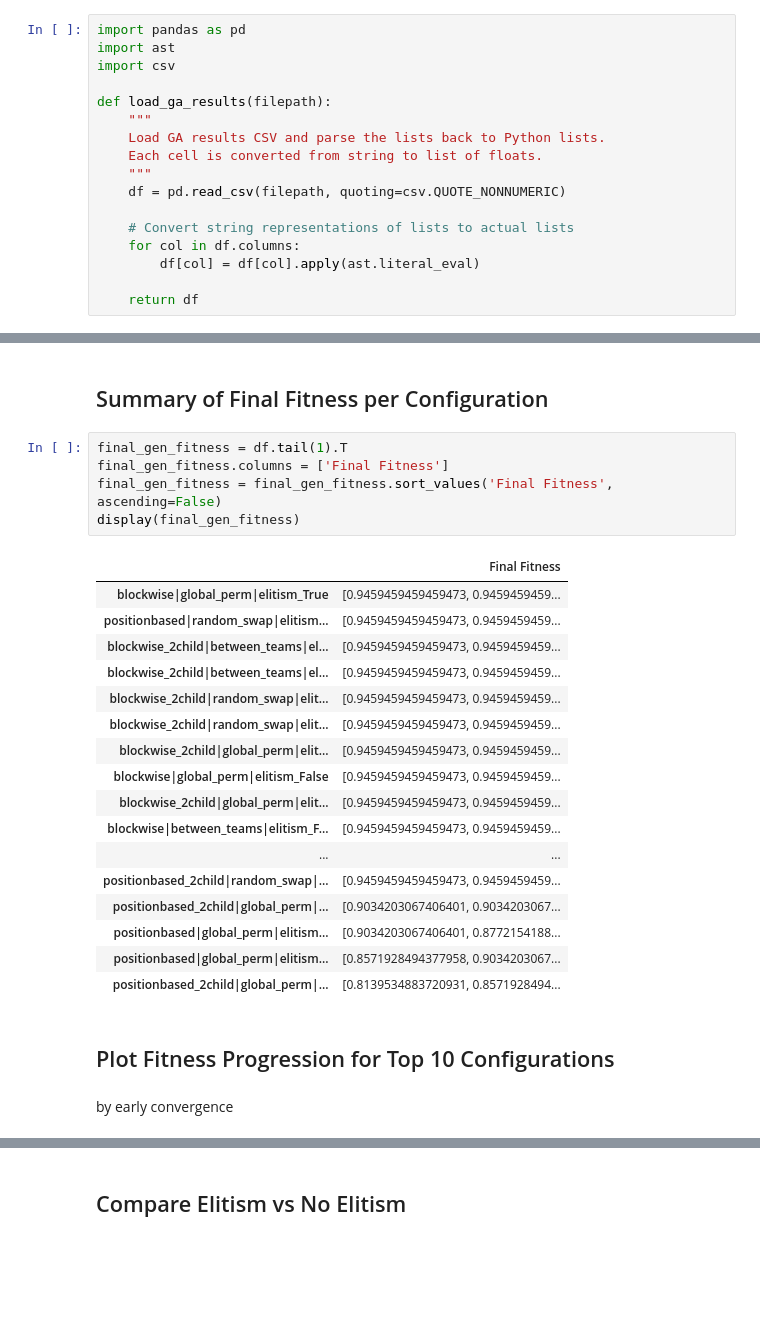
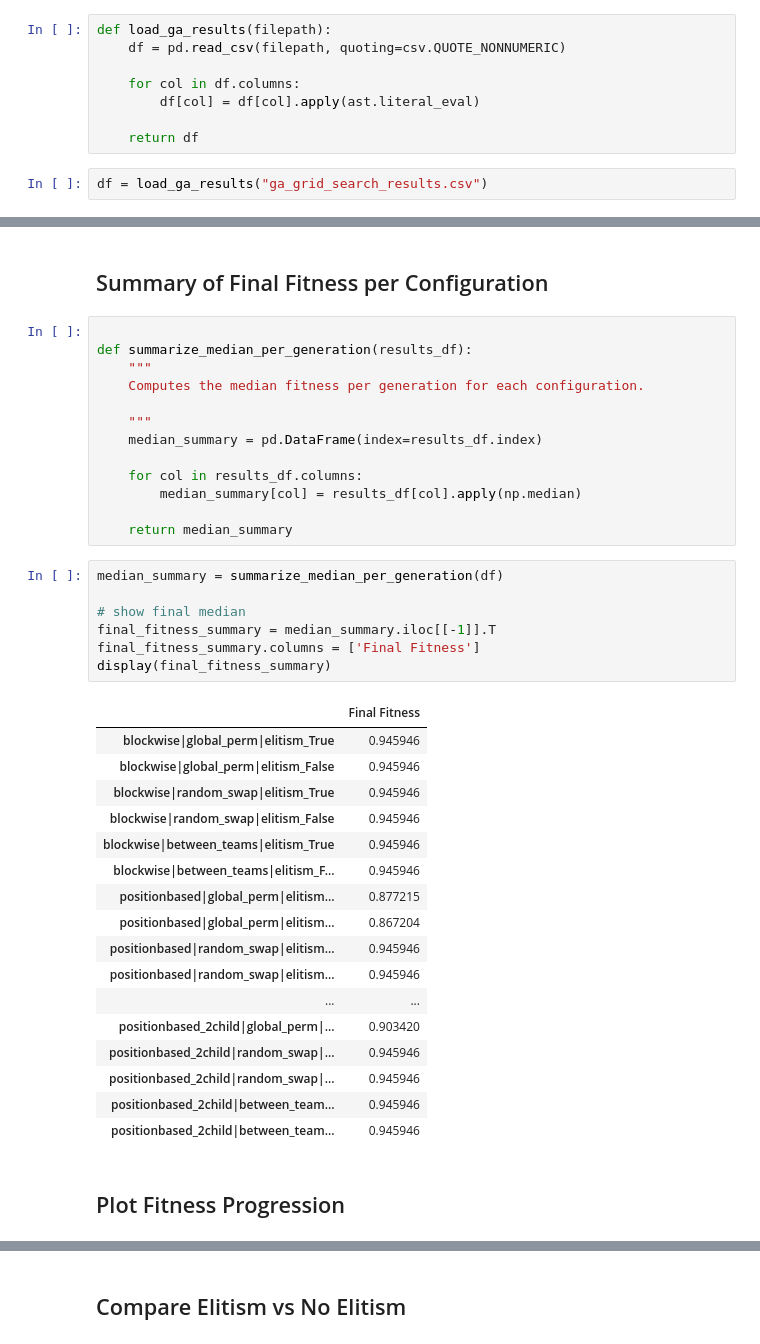
Before and after one commit to inesnmajor/CIFO2025, a Jupyter notebook: mut_cross_analysis/analysis.ipynb, the cells around one changed output, grey strips where cells are left out. Saved outputs shown, nothing was run; the diff lists cells and outputs as text; blank space fills up the shorter version.

```diff
--- a/mut_cross_analysis/analysis.ipynb
+++ b/mut_cross_analysis/analysis.ipynb
@@ -8,20 +11,13 @@ import plotly.graph_objs as go
 # %%
-import pandas as pd
-import ast
-import csv
-
 def load_ga_results(filepath):
-    """
-    Load GA results CSV and parse the lists back to Python lists.
-    Each cell is converted from string to list of floats.
-    """
     df = pd.read_csv(filepath, quoting=csv.QUOTE_NONNUMERIC)
 
-    # Convert string representations of lists to actual lists
     for col in df.columns:
         df[col] = df[col].apply(ast.literal_eval)
 
     return df
+# %%
+df = load_ga_results("ga_grid_search_results.csv")
 # %%
 df.head(1)
 # %% [output]
@@ -31,29 +33,42 @@ df.head(1)
 # %% [markdown]
 ## Summary of Final Fitness per Configuration
 # %%
-final_gen_fitness = df.tail(1).T
-final_gen_fitness.columns = ['Final Fitness']
-final_gen_fitness = final_gen_fitness.sort_values('Final Fitness', ascending=False)
-display(final_gen_fitness)
+
+def summarize_median_per_generation(results_df):
+    """
+    Computes the median fitness per generation for each configuration.
+
+    """
+    median_summary = pd.DataFrame(index=results_df.index)
+
+    for col in results_df.columns:
+        median_summary[col] = results_df[col].apply(np.median)
+
+    return median_summary
-# %% [output]
-|  | Final Fitness |
-| blockwise|global_perm|elitism_True | [0.9459459459459473, 0.9459459459... |
-| positionbased|random_swap|elitism... | [0.9459459459459473, 0.9459459459... |
-| blockwise_2child|between_teams|el... | [0.9459459459459473, 0.9459459459... |
-| blockwise_2child|between_teams|el... | [0.9459459459459473, 0.9459459459... |
-| blockwise_2child|random_swap|elit... | [0.9459459459459473, 0.9459459459... |
-| blockwise_2child|random_swap|elit... | [0.9459459459459473, 0.9459459459... |
-| blockwise_2child|global_perm|elit... | [0.9459459459459473, 0.9459459459... |
-| blockwise|global_perm|elitism_False | [0.9459459459459473, 0.9459459459... |
-| blockwise_2child|global_perm|elit... | [0.9459459459459473, 0.9459459459... |
-| blockwise|between_teams|elitism_F... | [0.9459459459459473, 0.9459459459... |
-| ... | ... |
-| positionbased_2child|random_swap|... | [0.9459459459459473, 0.9459459459... |
-| positionbased_2child|global_perm|... | [0.9034203067406401, 0.9034203067... |
-| positionbased|global_perm|elitism... | [0.9034203067406401, 0.8772154188... |
-| positionbased|global_perm|elitism... | [0.8571928494377958, 0.9034203067... |
-| positionbased_2child|global_perm|... | [0.8139534883720931, 0.8571928494... |
+# %%
+median_summary = summarize_median_per_generation(df)
+
+# show final median
+final_fitness_summary = median_summary.iloc[[-1]].T
+final_fitness_summary.columns = ['Final Fitness']
+display(final_fitness_summary)
+# %% [output]
+|  | Final Fitness |
+| blockwise|global_perm|elitism_True | 0.945946 |
+| blockwise|global_perm|elitism_False | 0.945946 |
+| blockwise|random_swap|elitism_True | 0.945946 |
+| blockwise|random_swap|elitism_False | 0.945946 |
+| blockwise|between_teams|elitism_True | 0.945946 |
+| blockwise|between_teams|elitism_F... | 0.945946 |
+| positionbased|global_perm|elitism... | 0.877215 |
+| positionbased|global_perm|elitism... | 0.867204 |
+| positionbased|random_swap|elitism... | 0.945946 |
+| positionbased|random_swap|elitism... | 0.945946 |
+| ... | ... |
+| positionbased_2child|global_perm|... | 0.903420 |
+| positionbased_2child|random_swap|... | 0.945946 |
+| positionbased_2child|random_swap|... | 0.945946 |
+| positionbased_2child|between_team... | 0.945946 |
+| positionbased_2child|between_team... | 0.945946 |
 # %% [markdown]
-## Plot Fitness Progression for Top 10 Configurations
+## Plot Fitness Progression
-# %% [markdown]
-by early convergence
```
Also changed, not shown: parts of 13 cells of this notebook, 5 other files.
